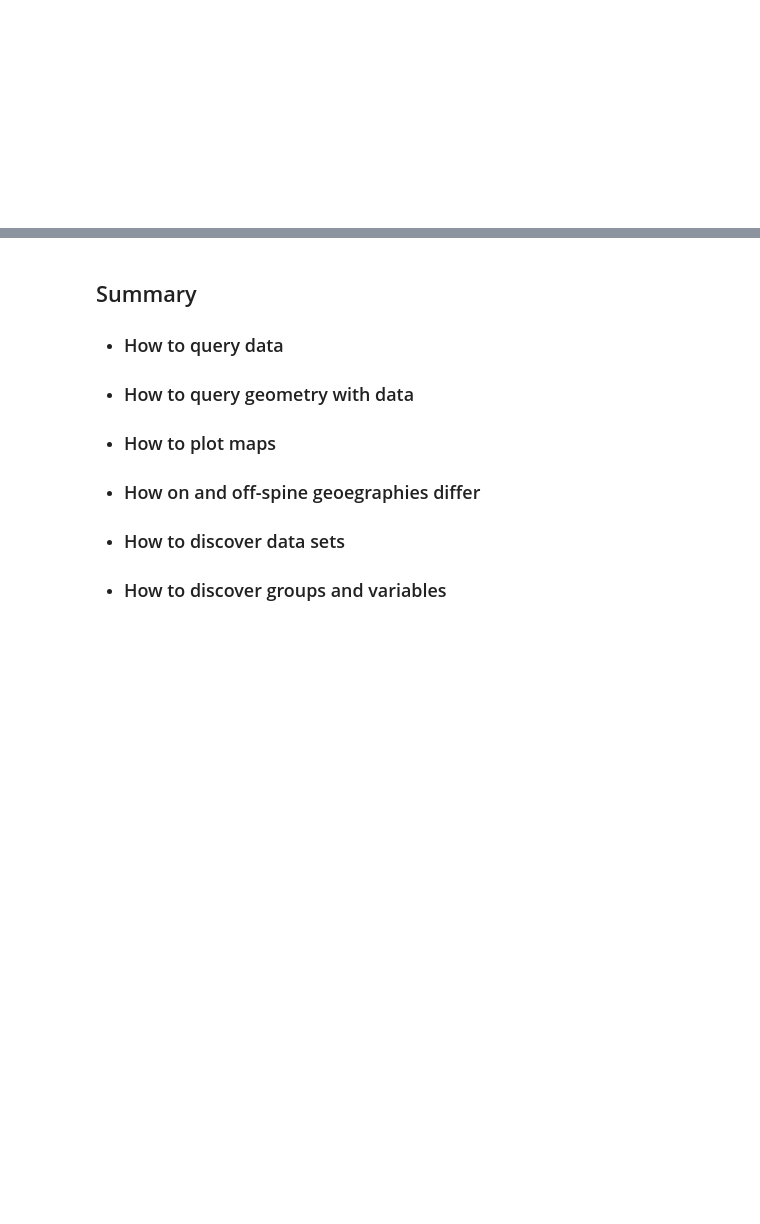
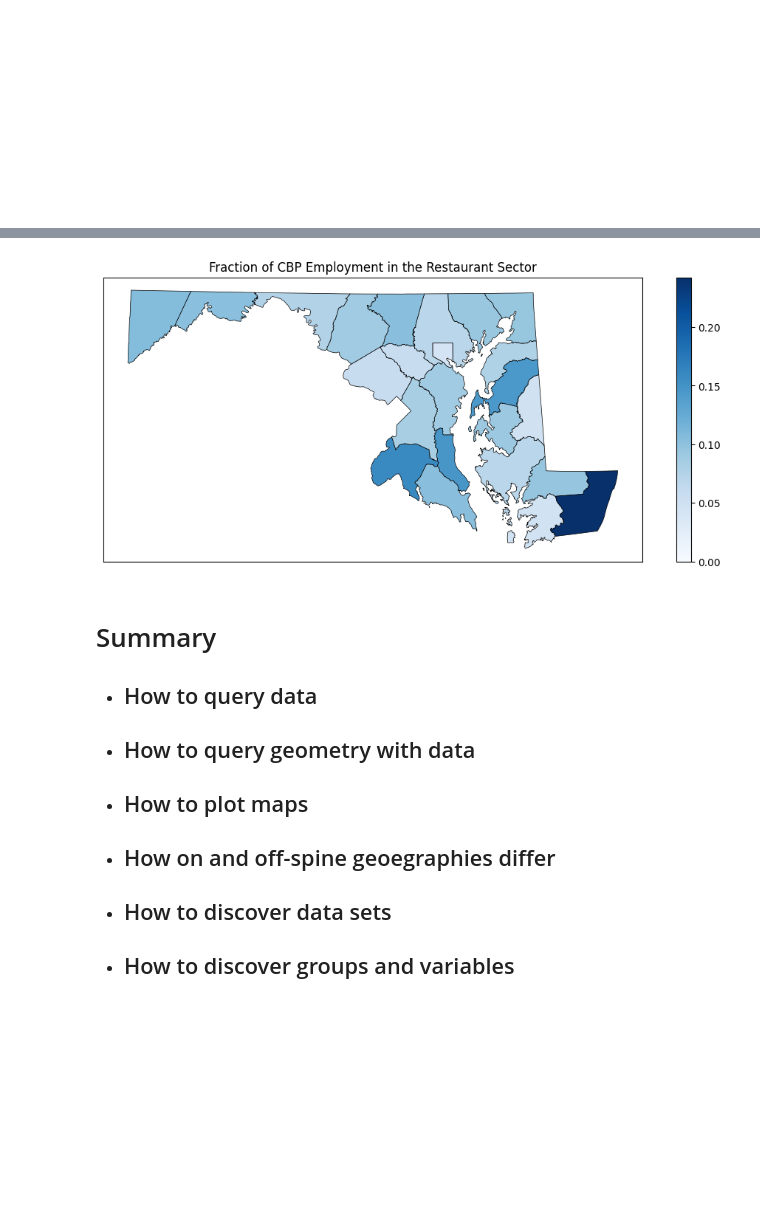
Before and after one commit to censusdis/introduction, a Jupyter notebook: Introduction to censusdis.ipynb, the cells around one changed output, grey strips where cells are left out. Cells and saved outputs as stored; diff of their text form; code cells hidden in the pictures; blank space fills up the shorter version.

```diff
--- a/Introduction to censusdis.ipynb
+++ b/Introduction to censusdis.ipynb
@@ -1444,0 +1318,8 @@ df_west_coast_demographics
+# %%
+# Total restaurant employment by county:
+gdf_restaurant_cbp = gdf_cbp[
+    (gdf_cbp['NAICS2017'] == NAICS2017_RESTAURANTS)
+    & (gdf_cbp['EMPSZES'] == EMPSZES_ALL_ESTABLISHMENTS)
+]
+
+no_geo(gdf_restaurant_cbp)
@@ -1444,0 +1346,8 @@ df_west_coast_demographics
+# %%
+# Total business employment:
+gdf_all_biz_cbp = gdf_cbp[
+    (gdf_cbp['NAICS2017'] == NAICS2017_ALL)
+    & (gdf_cbp['EMPSZES'] == EMPSZES_ALL_ESTABLISHMENTS)
+]
+
+no_geo(gdf_all_biz_cbp)
@@ -1444,0 +1376,10 @@ df_west_coast_demographics
+# %%
+gdf_analysis = gpd.GeoDataFrame(
+    gdf_restaurant_cbp[['STATE', 'COUNTY', 'NAME', 'EMP', 'geometry']].merge(
+        gdf_all_biz_cbp[['STATE', 'COUNTY', 'EMP']],
+        on=['STATE', 'COUNTY'],
+        suffixes=('_RESTAURANT', '_ALL_BIZ')
+    )
+)
+
+gdf_analysis['FRAC_RESTAURANT'] = gdf_analysis['EMP_RESTAURANT'] / gdf_analysis['EMP_ALL_BIZ']
@@ -1445,12 +1400,29 @@ df_west_coast_demographics
+# %%
+ax = cem.plot_map(
+    gdf_analysis,
+    'FRAC_RESTAURANT',
+
+    legend=True,
+
+    cmap='Blues',
+    vmin=0,
+    edgecolor='black',
+    linewidth=0.5,
+    figsize=(12,5)
+)
+
+_ = ax.set_title('Fraction of CBP Employment in the Restaurant Sector')
+# %% [output]
+[figure, added]
 # %% [markdown]
-## Summary
+# Summary
 
-- ### How to query data
-- ### How to query geometry with data
-- ### How to plot maps
-- ### How on and off-spine geoegraphies differ
-- ### How to discover data sets
-- ### How to discover groups and variables
+- ## How to query data
+- ## How to query geometry with data
+- ## How to plot maps
+- ## How on and off-spine geoegraphies differ
+- ## How to discover data sets
+- ## How to discover groups and variables
 # %% [markdown]
 <br/><br/><br/><br/><br/><br/><br/><br/><br/>
 # %% [markdown]
```
Also changed, not shown: parts of 92 cells of this notebook, 2 other files.
